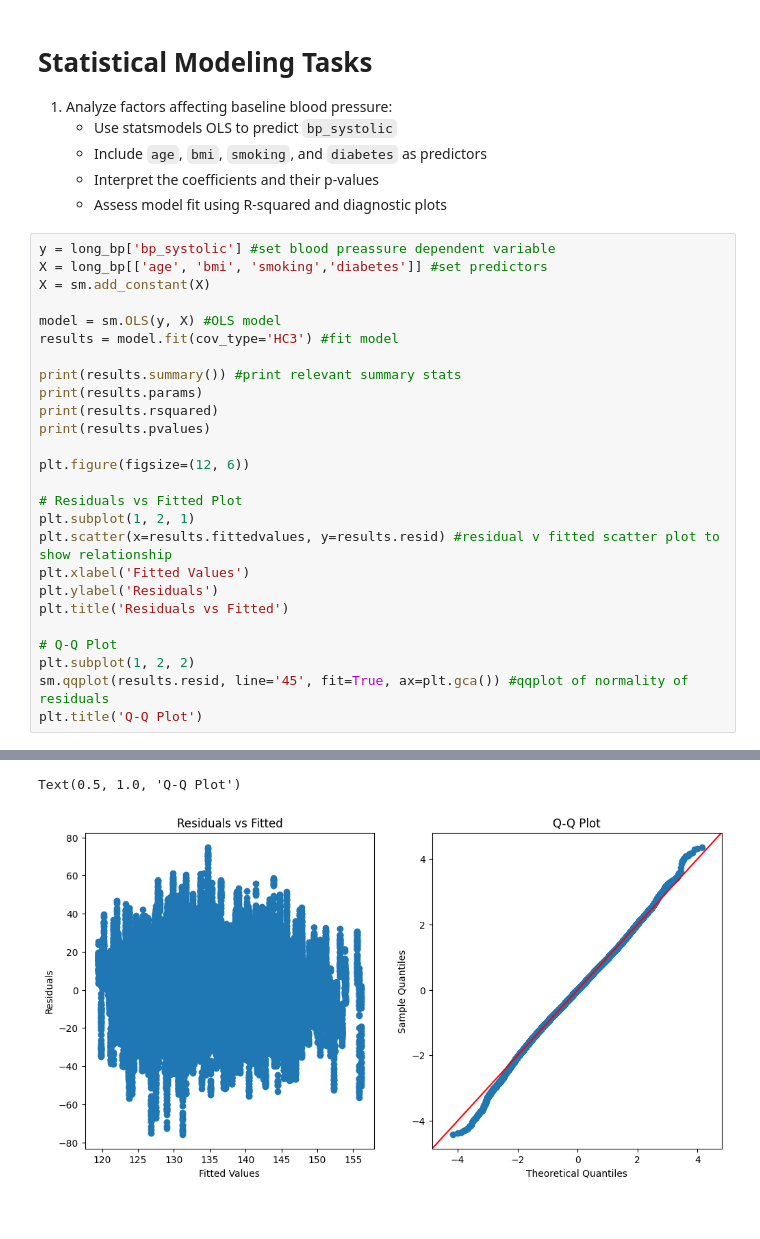
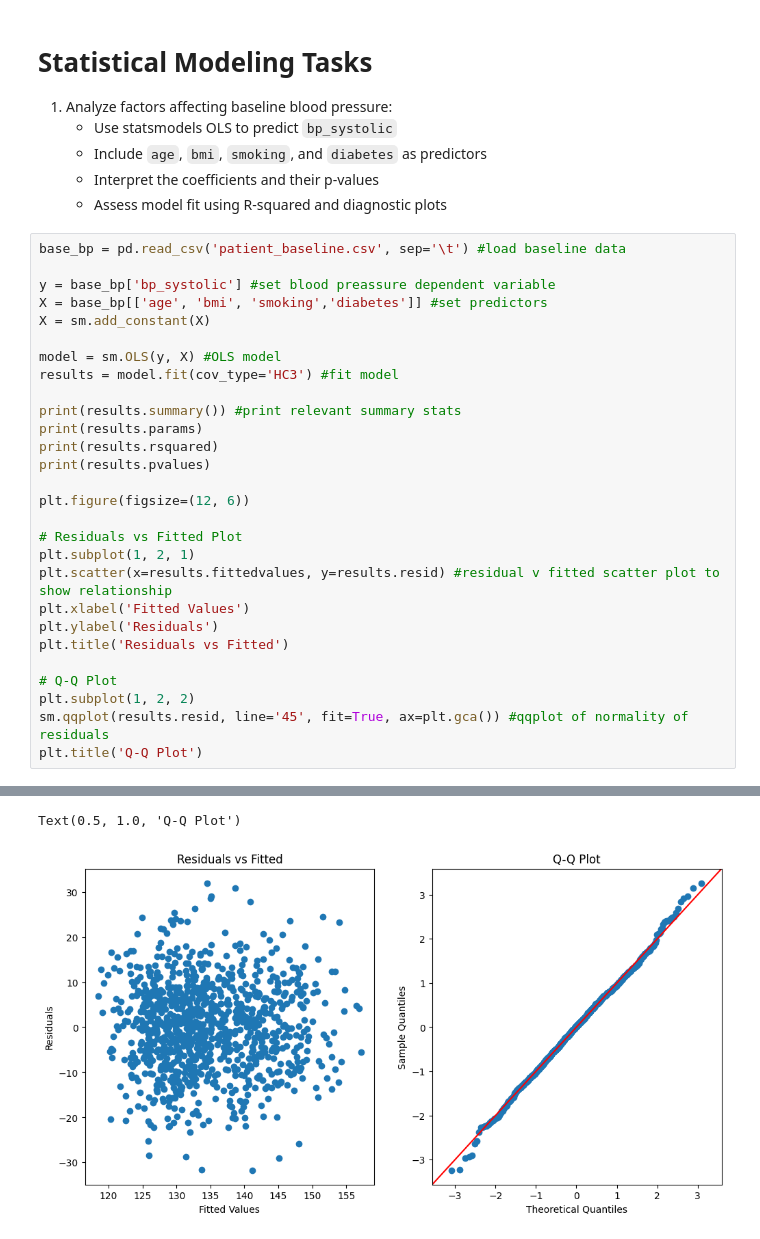
Before and after one commit to UCSF-DataSci/08-time-stats-and-ml-nikita-gounder, a Jupyter notebook: modeling.ipynb, the cells around one changed output, grey strips where cells are left out. Drawn from its saved outputs; the diff is of its cells as text.

```diff
--- a/modeling.ipynb
+++ b/modeling.ipynb
@@ -90,8 +91,10 @@ Text(0.5, 1.0, 'Monthly Blood Pressure Trend with 3-Month Moving Average')
    - Interpret the coefficients and their p-values
    - Assess model fit using R-squared and diagnostic plots
 # %%
-y = long_bp['bp_systolic'] #set blood preassure dependent variable
-X = long_bp[['age', 'bmi', 'smoking','diabetes']] #set predictors
+base_bp = pd.read_csv('patient_baseline.csv', sep='\t') #load baseline data
+
+y = base_bp['bp_systolic'] #set blood preassure dependent variable
+X = base_bp[['age', 'bmi', 'smoking','diabetes']] #set predictors
 X = sm.add_constant(X)
 
 model = sm.OLS(y, X) #OLS model
@@ -135,6 +138,6 @@ diabetes     0.000000e+00
 dtype: float64
 Text(0.5, 1.0, 'Q-Q Plot')
-[figure, old version]
+[figure, new version]
 # %% [markdown]
 2. Model treatment effectiveness:
    - Fit a GLM with binomial family to predict treatment success
```
Also changed, not shown: parts of 4 cells of this notebook.
